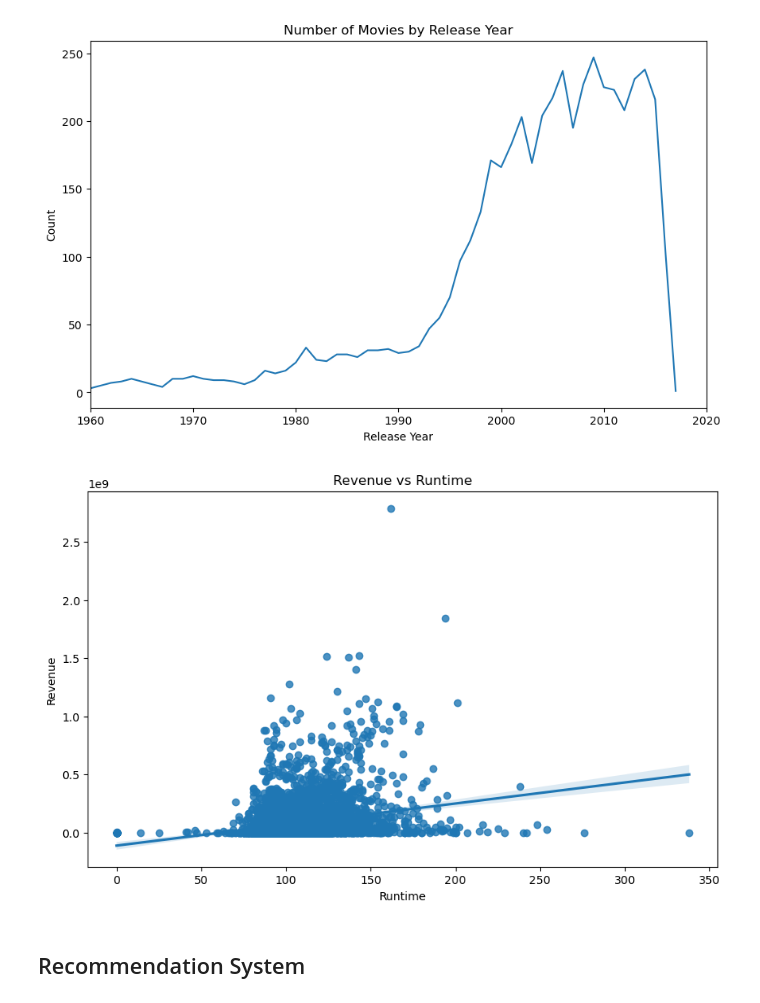
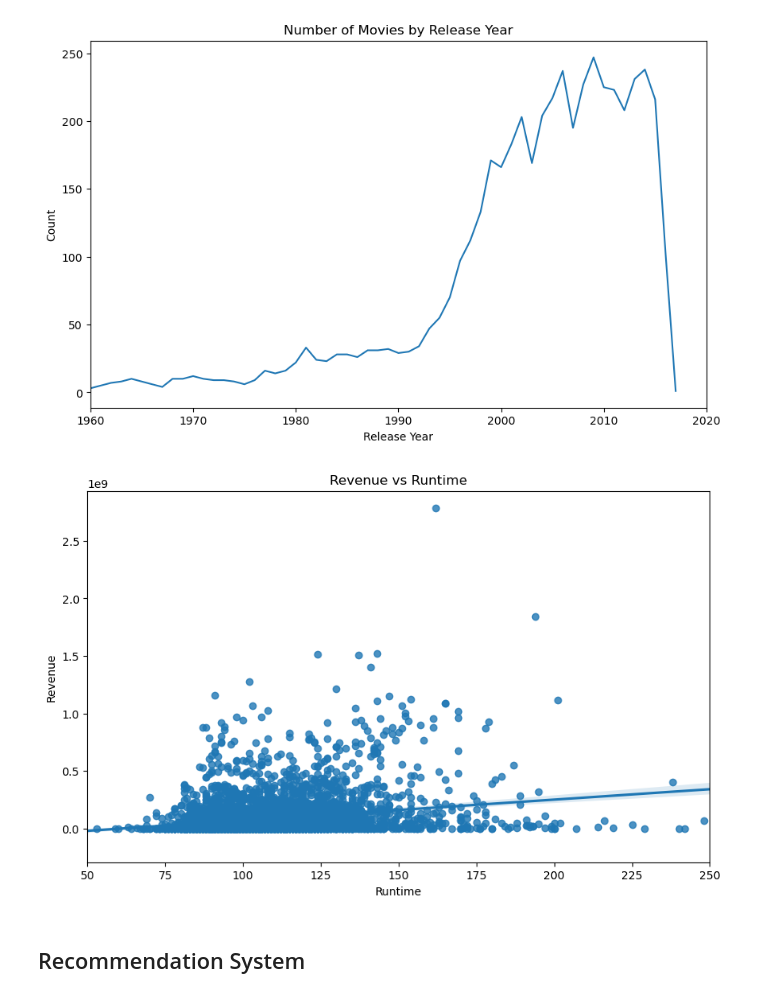
Before and after one commit to Imacharia/Movie_Recomendation, a Jupyter notebook: movv.ipynb, the cells around one changed output. Cells and saved outputs as stored; diff of their text form; code cells hidden in the pictures.

```diff
--- a/movv.ipynb
+++ b/movv.ipynb
@@ -208,6 +208,8 @@ movies_credits['keywords']=movies_credits['keywords'].apply(data_info.get_keywor
 
 movies_credits['production_companies']=movies_credits['production_companies'].apply(data_info.convert)
 
+movies_credits['production_countries'] = movies_credits['production_countries'].apply(data_info.convert)
+
 movies_credits['cast']=movies_credits['cast'].apply(data_info.convert3)
 
 movies_credits['crew']=movies_credits['crew'].apply(data_info.get_directors)
@@ -634,13 +646,15 @@ plt.show()
 # %%
 # Plotting 'revenue' and 'runtime' (scatter plot with regression line)
 plt.figure(figsize=(10, 6))
 sns.regplot(x='runtime', y='revenue', data=movies_credits)
 plt.title('Revenue vs Runtime')
 plt.xlabel('Runtime')
+plt.xlim(50, 250)
 plt.ylabel('Revenue')
+plt.savefig('.data/images/revenue_vs_runtime')
 plt.show()
 # %% [output]
-[figure, old version]
+[figure, new version]
 # %% [markdown]
 ## Recommendation System
 # %% [markdown]
```
Also changed, not shown: parts of 18 cells of this notebook, 9 other files.
